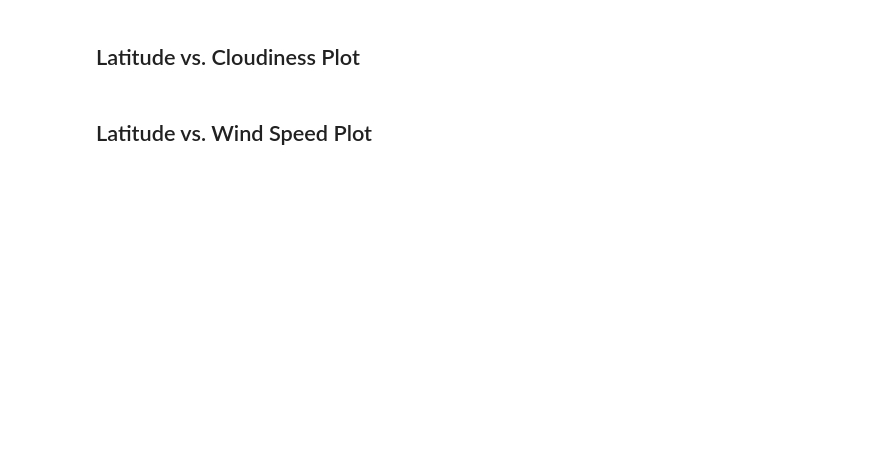
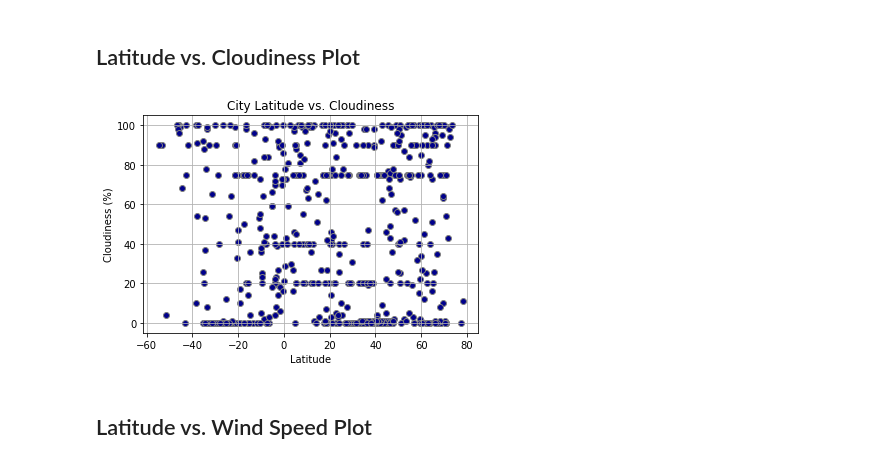
Before and after one commit to emilyfrels/python-api-challenge, a Jupyter notebook: WeatherPy/WeatherPy.ipynb, the cells around one changed output. Saved outputs shown, nothing was run; the diff lists cells and outputs as text; code cells hidden in the pictures; blank space fills up the shorter version.

```diff
--- a/WeatherPy/WeatherPy.ipynb
+++ b/WeatherPy/WeatherPy.ipynb
@@ -186,4 +218,20 @@ clean_city_data_df.to_csv(output_data_file)
 # %% [markdown]
 ## Latitude vs. Cloudiness Plot
+# %%
+# Build scatter plot for latitude vs. cloudiness
+plt.scatter(clean_city_data_df["Latitude"], clean_city_data_df["Cloudiness"], marker="o", facecolors="darkblue", edgecolors="gray")
+
+# Format scatter plot
+plt.title("City Latitude vs. Cloudiness")
+plt.xlabel("Latitude")
+plt.ylabel("Cloudiness (%)")
+plt.grid(True)
+
+# Save the figure
+plt.savefig("output_data/CityLatitudeVsCloudiness.png")
+
+plt.show()
+# %% [output]
+[figure, added]
 # %% [markdown]
 ## Latitude vs. Wind Speed Plot
```
Also changed, not shown: parts of 3 cells of this notebook, 5 other files.
